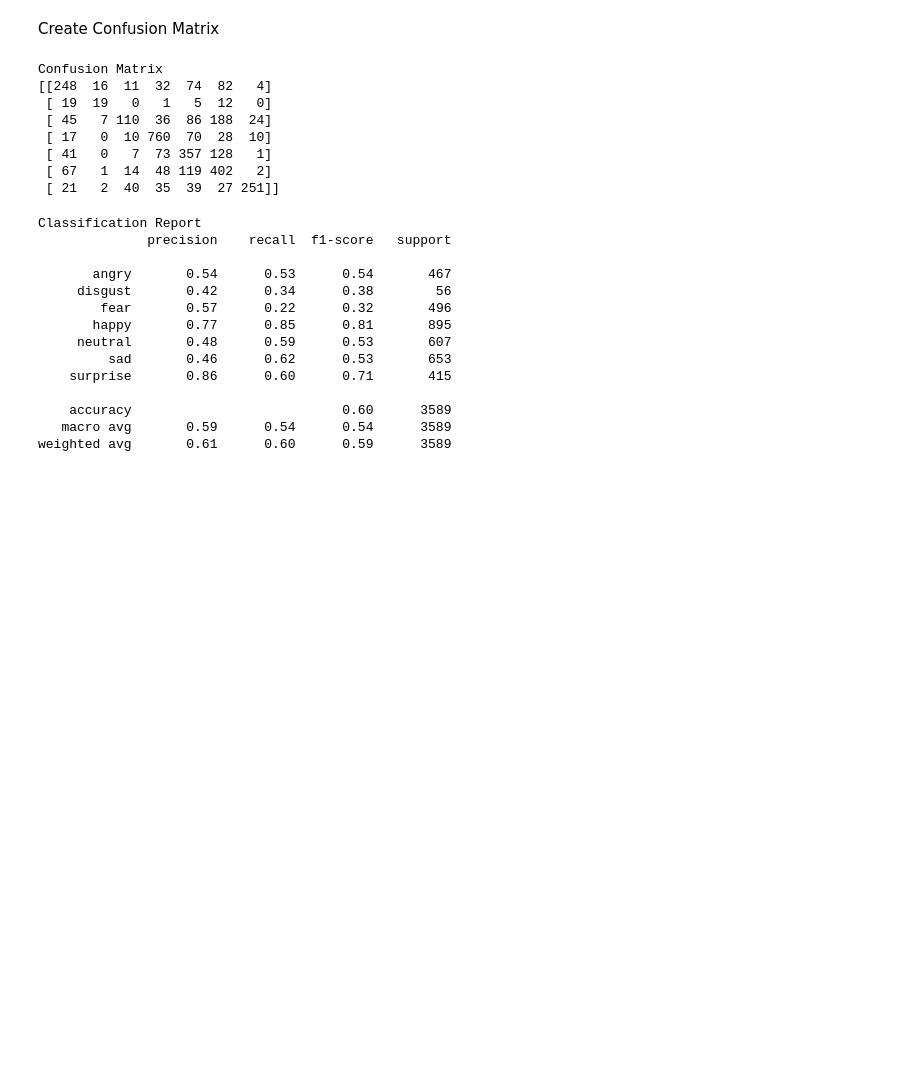
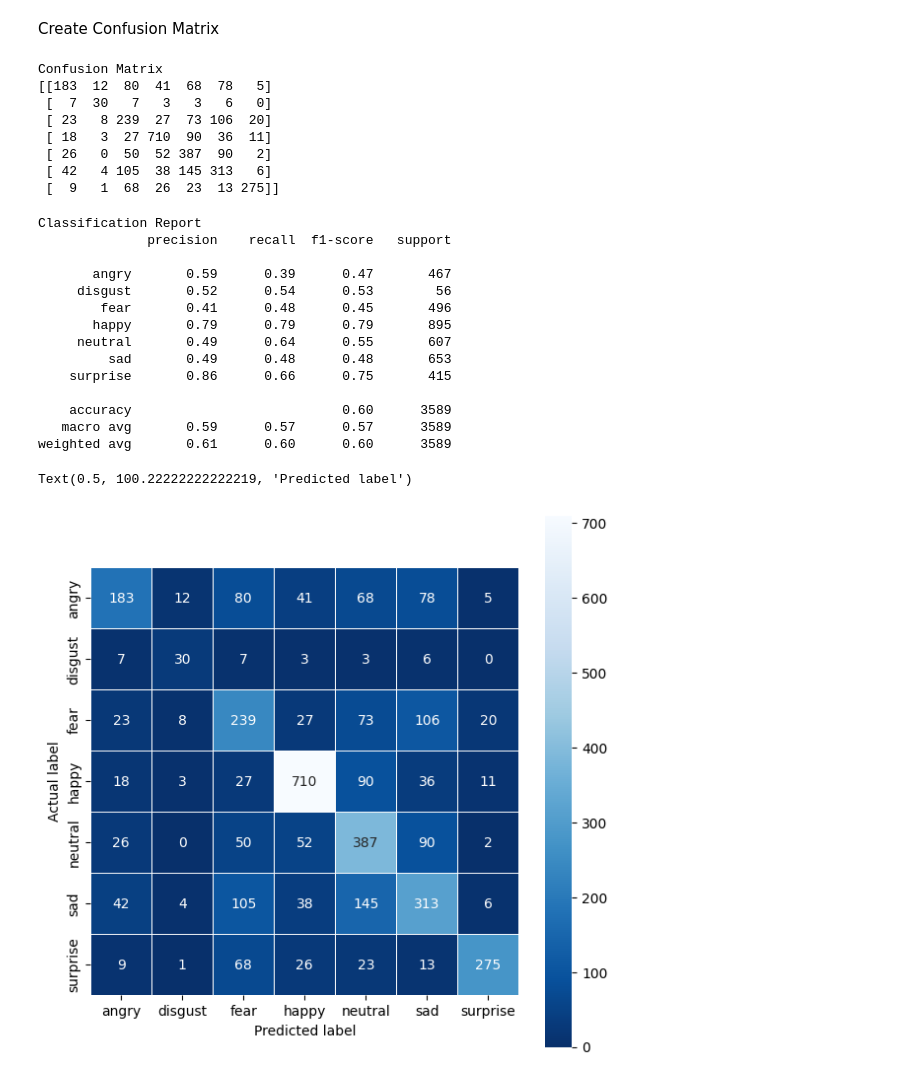
Before and after one commit to Tommysch629/chshish2_23CS095_Stress-Detection, a Jupyter notebook: emotion_moedel_cnn.ipynb, the cells around one changed output. Saved outputs shown, nothing was run; the diff lists cells and outputs as text; code cells hidden in the pictures; blank space fills up the shorter version.

```diff
--- a/emotion_moedel_cnn.ipynb
+++ b/emotion_moedel_cnn.ipynb
@@ -28,11 +28,7 @@ num_test = 3589
 batch_size = 128
 num_epoch = 20
 
-data_gen = ImageDataGenerator(rescale=1./255,rotation_range=10,
-                              zoom_range=0.1,
-                              width_shift_range=0.1,
-                              height_shift_range=0.1,
-                              horizontal_flip=True)
+data_gen = ImageDataGenerator(rescale=1./255)
 train_generator= data_gen.flow_from_directory(train_dir,
                                     target_size=(48, 48),
                                     batch_size=batch_size,
@@ -148,16 +146,17 @@ from sklearn.metrics import classification_report, confusion_matrix
 Y_pred = model_test.predict_generator(test_generator, num_test // batch_size+1)
 y_pred = np.argmax(Y_pred, axis=1)
 print('Confusion Matrix')
-print(confusion_matrix(test_generator.classes, y_pred))
+cm=confusion_matrix(test_generator.classes, y_pred)
+print(cm)
 # %% [output]
 Confusion Matrix
-[[248  16  11  32  74  82   4]
- [ 19  19   0   1   5  12   0]
- [ 45   7 110  36  86 188  24]
- [ 17   0  10 760  70  28  10]
- [ 41   0   7  73 357 128   1]
- [ 67   1  14  48 119 402   2]
- [ 21   2  40  35  39  27 251]]
+[[183  12  80  41  68  78   5]
+ [  7  30   7   3   3   6   0]
+ [ 23   8 239  27  73 106  20]
+ [ 18   3  27 710  90  36  11]
+ [ 26   0  50  52 387  90   2]
+ [ 42   4 105  38 145 313   6]
+ [  9   1  68  26  23  13 275]]
 # %%
 print('Classification Report')
 target_names = list(train_generator.class_indices.keys())
@@ -166,14 +165,23 @@ print(classification_report(test_generator.classes, y_pred, target_names=target_
 Classification Report
               precision    recall  f1-score   support
 
-       angry       0.54      0.53      0.54       467
-     disgust       0.42      0.34      0.38        56
-        fear       0.57      0.22      0.32       496
-       happy       0.77      0.85      0.81       895
-     neutral       0.48      0.59      0.53       607
-         sad       0.46      0.62      0.53       653
-    surprise       0.86      0.60      0.71       415
+       angry       0.59      0.39      0.47       467
+     disgust       0.52      0.54      0.53        56
+        fear       0.41      0.48      0.45       496
+       happy       0.79      0.79      0.79       895
+     neutral       0.49      0.64      0.55       607
+         sad       0.49      0.48      0.48       653
+    surprise       0.86      0.66      0.75       415
 
     accuracy                           0.60      3589
-   macro avg       0.59      0.54      0.54      3589
-weighted avg       0.61      0.60      0.59      3589
+   macro avg       0.59      0.57      0.57      3589
+weighted avg       0.61      0.60      0.60      3589
+# %%
+import seaborn as sns
+plt.figure(figsize=(7,7))
+sns.heatmap(cm, annot=True, fmt='d',linewidths=.5, square = True, cmap = 'Blues_r', yticklabels=target_names, xticklabels=target_names)
+plt.ylabel('Actual label')
+plt.xlabel('Predicted label')
+# %% [output]
+Text(0.5, 100.22222222222219, 'Predicted label')
+[figure, added]
```
Also changed, not shown: parts of 3 cells of this notebook, 3 other files.
